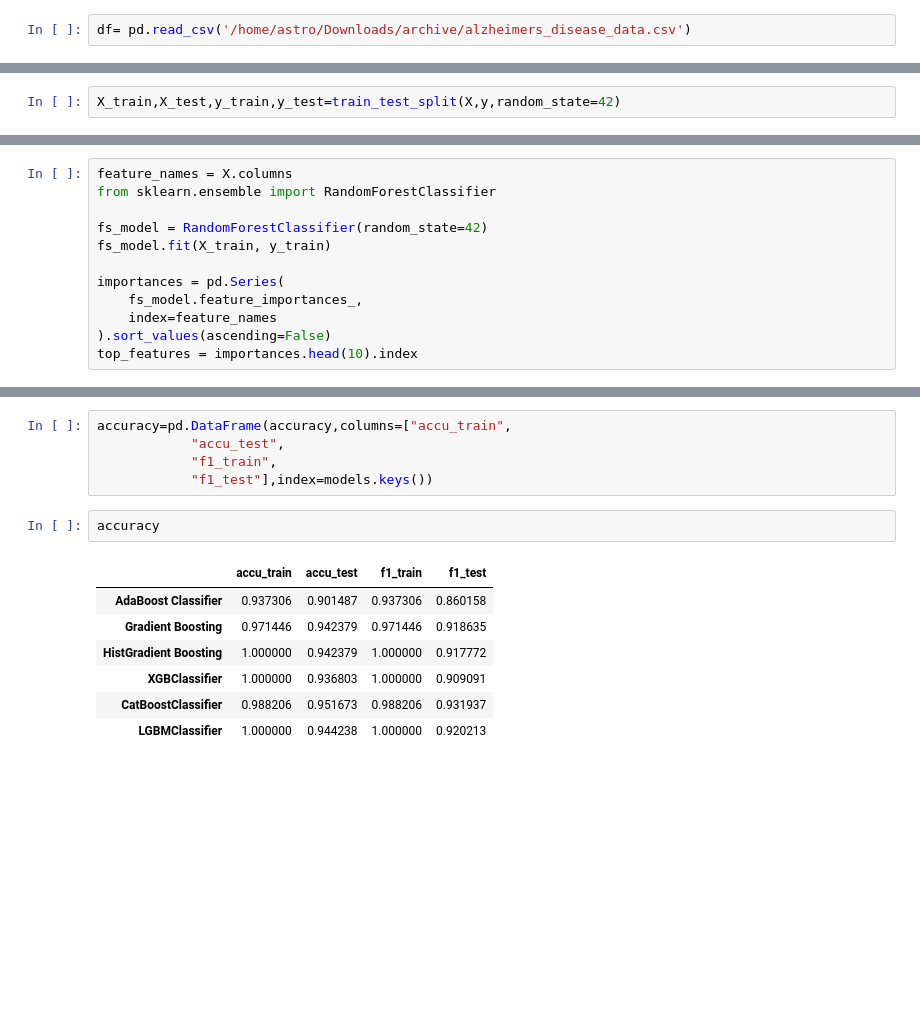
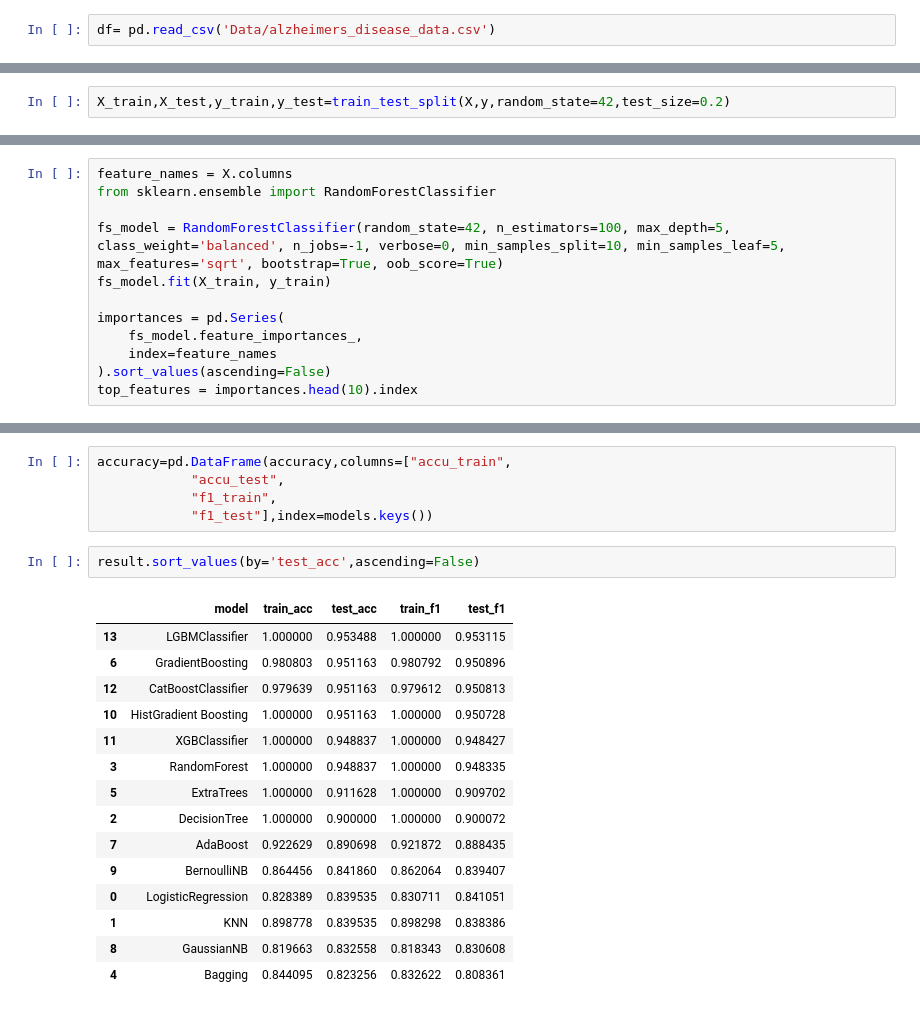
Before and after one commit to ASTROBOX1/practice, a Jupyter notebook: ex_011.ipynb, the cells around one changed output, grey strips where cells are left out. Drawn from its saved outputs; the diff is of its cells as text; blank space fills up the shorter version.

```diff
--- a/ex_011.ipynb
+++ b/ex_011.ipynb
@@ -4,7 +4,7 @@ import numpy as np
 import seaborn as sns
 import matplotlib.pyplot as plt
 # %%
-df= pd.read_csv('/home/astro/Downloads/archive/alzheimers_disease_data.csv')
+df= pd.read_csv('Data/alzheimers_disease_data.csv')
 # %%
 df.head()
 # %% [output]
@@ -98,7 +98,7 @@ from sklearn.model_selection import KFold,train_test_split
 X=df.drop('Diagnosis',axis=1)
 y=df['Diagnosis']
 # %%
-X_train,X_test,y_train,y_test=train_test_split(X,y,random_state=42)
+X_train,X_test,y_train,y_test=train_test_split(X,y,random_state=42,test_size=0.2)
 # %%
 from sklearn.preprocessing import StandardScaler
 # %%
@@ -144,7 +194,7 @@ from sklearn.feature_selection import SelectKBest,chi2,f_classif
 feature_names = X.columns
 from sklearn.ensemble import RandomForestClassifier
 
-fs_model = RandomForestClassifier(random_state=42)
+fs_model = RandomForestClassifier(random_state=42, n_estimators=100, max_depth=5, class_weight='balanced', n_jobs=-1, verbose=0, min_samples_split=10, min_samples_leaf=5, max_features='sqrt', bootstrap=True, oob_score=True)
 fs_model.fit(X_train, y_train)
 
 importances = pd.Series(
@@ -300,12 +374,20 @@ accuracy=pd.DataFrame(accuracy,columns=["accu_train",
             "f1_train",
             "f1_test"],index=models.keys())
 # %%
-accuracy
+result.sort_values(by='test_acc',ascending=False)
 # %% [output]
-|  | accu_train | accu_test | f1_train | f1_test |
-| AdaBoost Classifier | 0.937306 | 0.901487 | 0.937306 | 0.860158 |
-| Gradient Boosting | 0.971446 | 0.942379 | 0.971446 | 0.918635 |
-| HistGradient Boosting | 1.000000 | 0.942379 | 1.000000 | 0.917772 |
-| XGBClassifier | 1.000000 | 0.936803 | 1.000000 | 0.909091 |
-| CatBoostClassifier | 0.988206 | 0.951673 | 0.988206 | 0.931937 |
-| LGBMClassifier | 1.000000 | 0.944238 | 1.000000 | 0.920213 |
+|  | model | train_acc | test_acc | train_f1 | test_f1 |
+| 13 | LGBMClassifier | 1.000000 | 0.953488 | 1.000000 | 0.953115 |
+| 6 | GradientBoosting | 0.980803 | 0.951163 | 0.980792 | 0.950896 |
+| 12 | CatBoostClassifier | 0.979639 | 0.951163 | 0.979612 | 0.950813 |
+| 10 | HistGradient Boosting | 1.000000 | 0.951163 | 1.000000 | 0.950728 |
+| 11 | XGBClassifier | 1.000000 | 0.948837 | 1.000000 | 0.948427 |
+| 3 | RandomForest | 1.000000 | 0.948837 | 1.000000 | 0.948335 |
+| 5 | ExtraTrees | 1.000000 | 0.911628 | 1.000000 | 0.909702 |
+| 2 | DecisionTree | 1.000000 | 0.900000 | 1.000000 | 0.900072 |
+| 7 | AdaBoost | 0.922629 | 0.890698 | 0.921872 | 0.888435 |
+| 9 | BernoulliNB | 0.864456 | 0.841860 | 0.862064 | 0.839407 |
+| 0 | LogisticRegression | 0.828389 | 0.839535 | 0.830711 | 0.841051 |
+| 1 | KNN | 0.898778 | 0.839535 | 0.898298 | 0.838386 |
+| 8 | GaussianNB | 0.819663 | 0.832558 | 0.818343 | 0.830608 |
+| 4 | Bagging | 0.844095 | 0.823256 | 0.832622 | 0.808361 |
```
Also changed, not shown: parts of 11 cells of this notebook, 18 other files.
